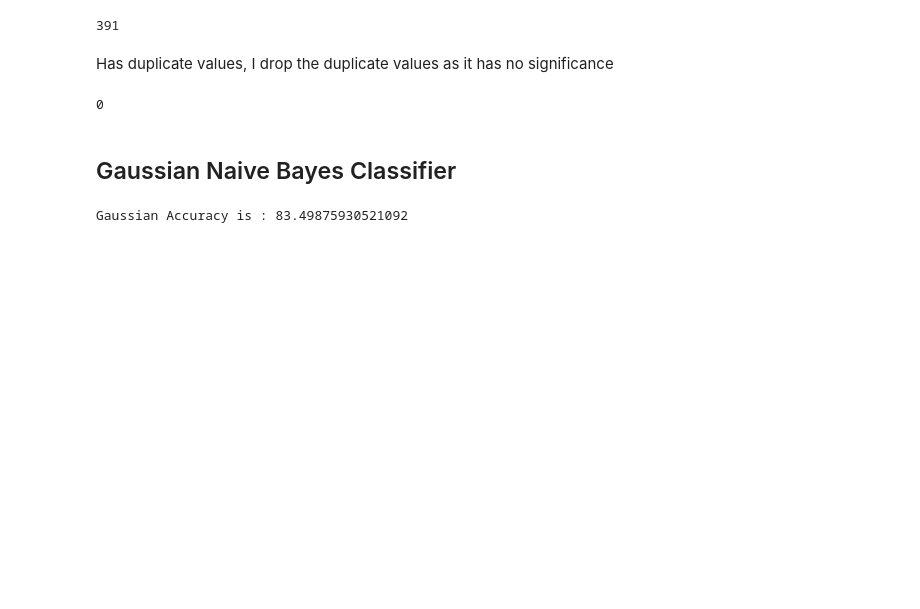
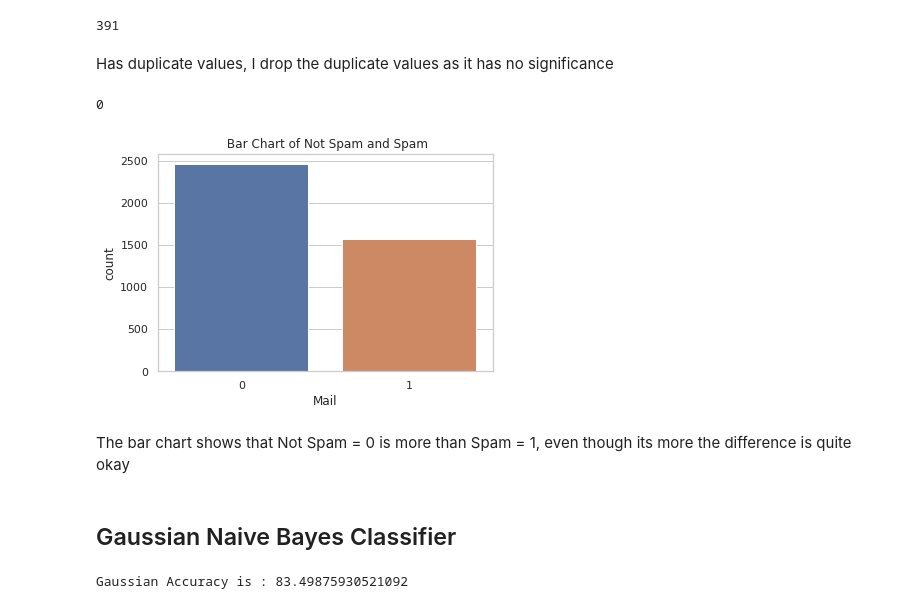
Before and after one commit to gakurujnr/IP_Week_9, a Jupyter notebook: IP_Week_9_Titanic_And_Spam.ipynb, the cells around one changed output. Saved outputs shown, nothing was run; the diff lists cells and outputs as text; code cells hidden in the pictures; blank space fills up the shorter version.

```diff
--- a/IP_Week_9_Titanic_And_Spam.ipynb
+++ b/IP_Week_9_Titanic_And_Spam.ipynb
@@ -826,6 +880,15 @@ mail.drop_duplicates(keep=False,inplace=True)
 mail.duplicated().sum()
 # %% [output]
 0
+# %%
+## Countplot for the target variable Not Spam and Spam
+sns.countplot(mail.Mail)
+plt.title(" Bar Chart of Not Spam and Spam")
+plt.show()
+# %% [output]
+[figure, added]
+# %% [markdown]
+The bar chart shows that Not Spam = 0 is more than Spam = 1, even though its more the difference is quite okay
 # %% [markdown]
 ## Gaussian Naive Bayes Classifier
 # %%
```
Also changed, not shown: parts of 10 cells of this notebook.
